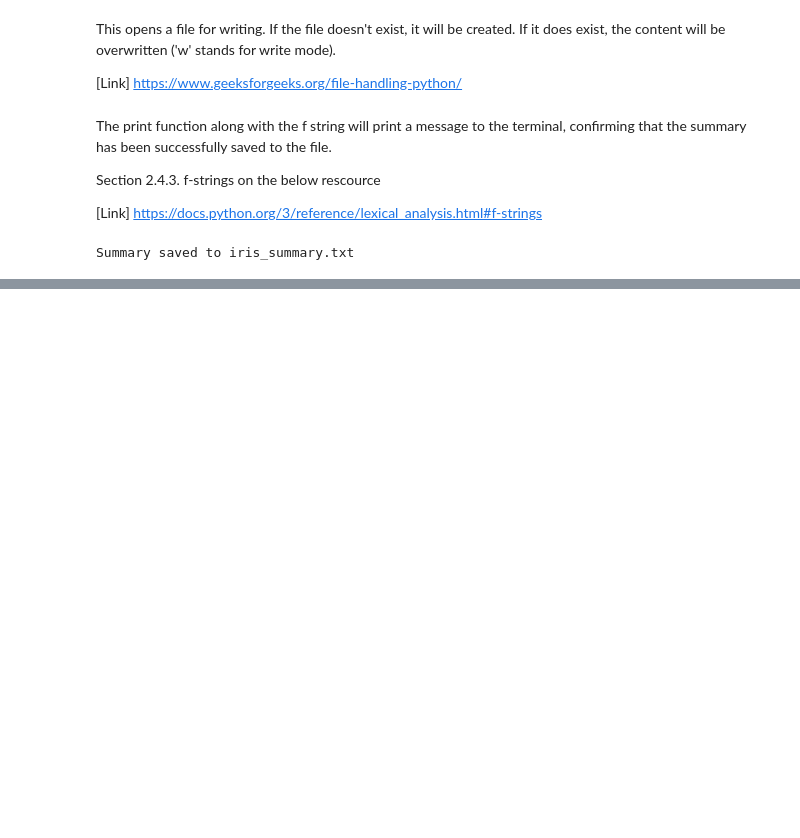
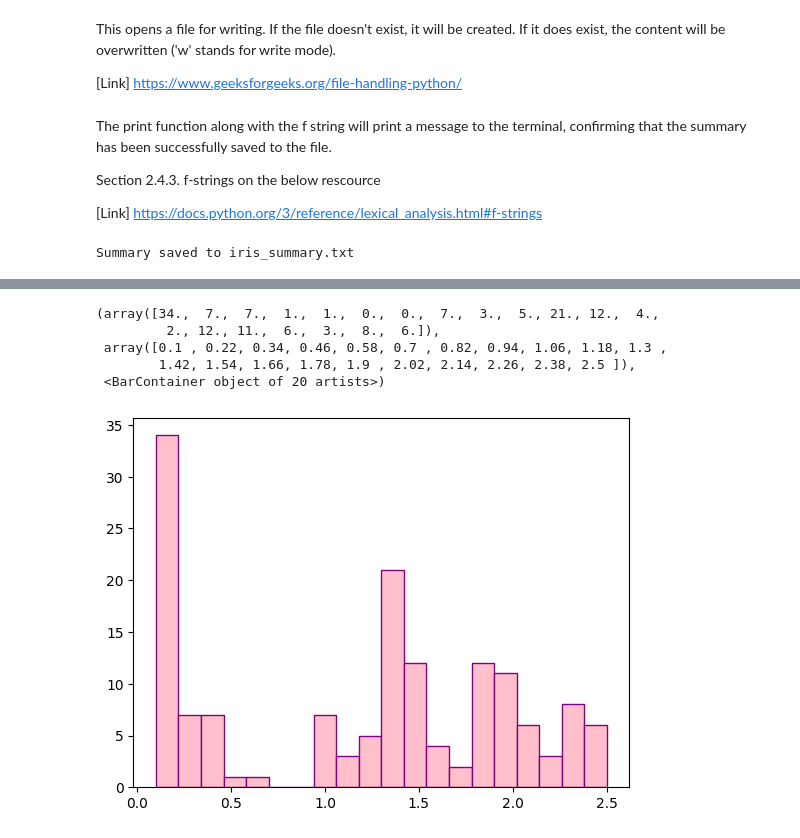
Before and after one commit to LDonn32/pands-project, a Jupyter notebook: analysis.ipynb, the cells around one changed output, grey strips where cells are left out. Drawn from its saved outputs; the diff is of its cells as text; code cells hidden in the pictures; blank space fills up the shorter version.

Commit message:
code done for histogram, need to convert to PNG next

```diff
--- a/analysis.ipynb
+++ b/analysis.ipynb
@@ -113,0 +137,5 @@ Summary saved to iris_summary.txt
+# %%
+# Load data set
+iris = load_iris()
+
+data = iris.data
@@ -113,0 +144,2 @@ Summary saved to iris_summary.txt
+# %%
+feature_names = iris.feature_names
@@ -113,0 +160,5 @@ Summary saved to iris_summary.txt
+# %%
+# Plot and save histograms for each feature
+for i, feature in enumerate(feature_names):
+    # Create a new figure for each histogram
+    plt.figure(figsize=(6, 4))
@@ -113,0 +181,10 @@ Summary saved to iris_summary.txt
+# %%
+# Plot the histogram for the feature
+plt.hist(data[:, i], bins=20, color='pink', edgecolor='purple')
+# %% [output]
+(array([34.,  7.,  7.,  1.,  1.,  0.,  0.,  7.,  3.,  5., 21., 12.,  4.,
+         2., 12., 11.,  6.,  3.,  8.,  6.]),
+ array([0.1 , 0.22, 0.34, 0.46, 0.58, 0.7 , 0.82, 0.94, 1.06, 1.18, 1.3 ,
+        1.42, 1.54, 1.66, 1.78, 1.9 , 2.02, 2.14, 2.26, 2.38, 2.5 ]),
+ <BarContainer object of 20 artists>)
+[figure, added]
```
Also changed, not shown: parts of 21 cells of this notebook, 1 other file.
